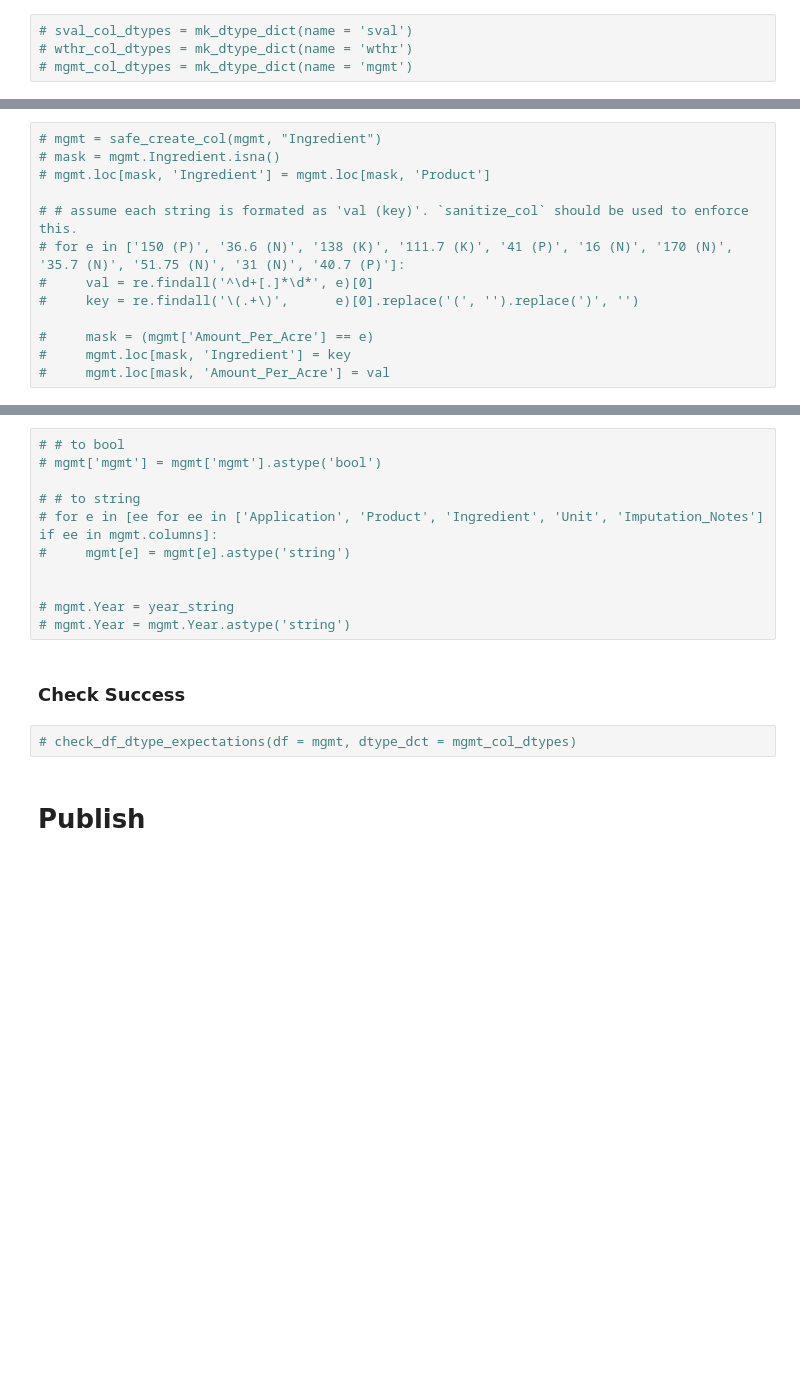
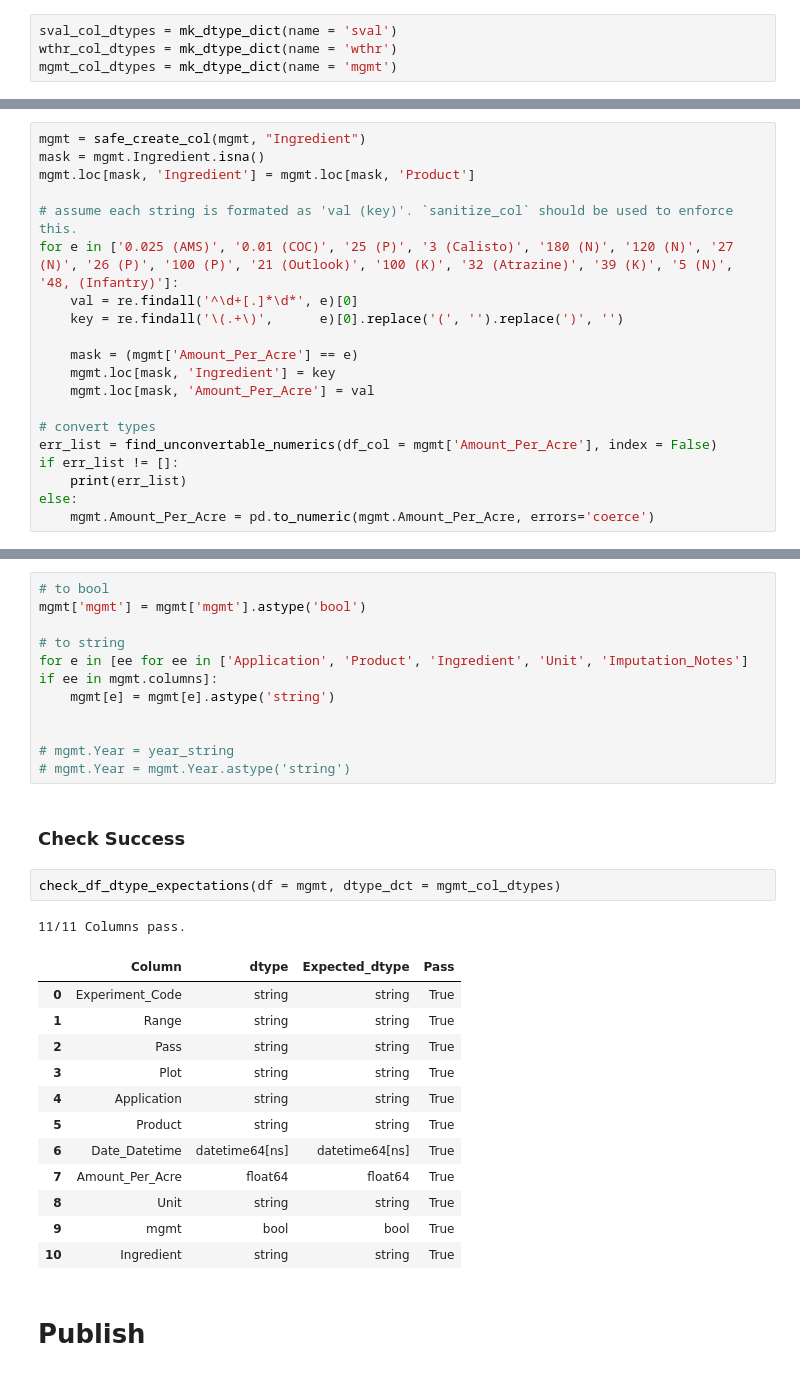
Before and after one commit to danielkick/g2fd, a Jupyter notebook: 02_FreshStart_2018.ipynb, the cells around one changed output, grey strips where cells are left out. Saved outputs shown, nothing was run; the diff lists cells and outputs as text; blank space fills up the shorter version.

```diff
--- a/02_FreshStart_2018.ipynb
+++ b/02_FreshStart_2018.ipynb
@@ -285,9 +264,9 @@ These steps should be completed for each dataframe in turn to minimize the cogni
 ## Sanitization: Column data type expectations
 Note: to handle missing values some columns that would otherwise be ints are floats
 # %%
-# sval_col_dtypes = mk_dtype_dict(name = 'sval')
-# wthr_col_dtypes = mk_dtype_dict(name = 'wthr')
-# mgmt_col_dtypes = mk_dtype_dict(name = 'mgmt')
+sval_col_dtypes = mk_dtype_dict(name = 'sval')
+wthr_col_dtypes = mk_dtype_dict(name = 'wthr')
+mgmt_col_dtypes = mk_dtype_dict(name = 'mgmt')
 # %% [markdown]
 # Sanitization: Alter entries
 # %% [markdown]
@@ -484,13 +483,20 @@ Note: to handle missing values some columns that would otherwise be ints are flo
 # %%
-# mgmt = safe_create_col(mgmt, "Ingredient")
-# mask = mgmt.Ingredient.isna()
-# mgmt.loc[mask, 'Ingredient'] = mgmt.loc[mask, 'Product']
+mgmt = safe_create_col(mgmt, "Ingredient")
+mask = mgmt.Ingredient.isna()
+mgmt.loc[mask, 'Ingredient'] = mgmt.loc[mask, 'Product']
 
-# # assume each string is formated as 'val (key)'. `sanitize_col` should be used to enforce this.
-# for e in ['150 (P)', '36.6 (N)', '138 (K)', '111.7 (K)', '41 (P)', '16 (N)', '170 (N)', '35.7 (N)', '51.75 (N)', '31 (N)', '40.7 (P)']:
-#     val = re.findall('^\d+[.]*\d*', e)[0]
-#     key = re.findall('\(.+\)',      e)[0].replace('(', '').replace(')', '')
+# assume each string is formated as 'val (key)'. `sanitize_col` should be used to enforce this.
+for e in ['0.025 (AMS)', '0.01 (COC)', '25 (P)', '3 (Calisto)', '180 (N)', '120 (N)', '27 (N)', '26 (P)', '100 (P)', '21 (Outlook)', '100 (K)', '32 (Atrazine)', '39 (K)', '5 (N)', '48, (Infantry)']:
+    val = re.findall('^\d+[.]*\d*', e)[0]
+    key = re.findall('\(.+\)',      e)[0].replace('(', '').replace(')', '')
 
-#     mask = (mgmt['Amount_Per_Acre'] == e)
-#     mgmt.loc[mask, 'Ingredient'] = key
-#     mgmt.loc[mask, 'Amount_Per_Acre'] = val
+    mask = (mgmt['Amount_Per_Acre'] == e)
+    mgmt.loc[mask, 'Ingredient'] = key
+    mgmt.loc[mask, 'Amount_Per_Acre'] = val
+
+# convert types
+err_list = find_unconvertable_numerics(df_col = mgmt['Amount_Per_Acre'], index = False)
+if err_list != []:
+    print(err_list)
+else:
+    mgmt.Amount_Per_Acre = pd.to_numeric(mgmt.Amount_Per_Acre, errors='coerce')
@@ -509,12 +508,12 @@ This is to be the cleaned up version of the "Product" column
 # %% [markdown]
 ### Simple Columns
 # %%
-# # to bool
-# mgmt['mgmt'] = mgmt['mgmt'].astype('bool')
+# to bool
+mgmt['mgmt'] = mgmt['mgmt'].astype('bool')
 
-# # to string
-# for e in [ee for ee in ['Application', 'Product', 'Ingredient', 'Unit', 'Imputation_Notes'] if ee in mgmt.columns]:
-#     mgmt[e] = mgmt[e].astype('string')
+# to string
+for e in [ee for ee in ['Application', 'Product', 'Ingredient', 'Unit', 'Imputation_Notes'] if ee in mgmt.columns]:
+    mgmt[e] = mgmt[e].astype('string')
 
 
 # mgmt.Year = year_string
@@ -522,7 +521,21 @@ This is to be the cleaned up version of the "Product" column
 # %% [markdown]
 ### Check Success
 # %%
-# check_df_dtype_expectations(df = mgmt, dtype_dct = mgmt_col_dtypes)
+check_df_dtype_expectations(df = mgmt, dtype_dct = mgmt_col_dtypes)
+# %% [output]
+11/11 Columns pass.
+|  | Column | dtype | Expected_dtype | Pass |
+| 0 | Experiment_Code | string | string | True |
+| 1 | Range | string | string | True |
+| 2 | Pass | string | string | True |
+| 3 | Plot | string | string | True |
+| 4 | Application | string | string | True |
+| 5 | Product | string | string | True |
+| 6 | Date_Datetime | datetime64[ns] | datetime64[ns] | True |
+| 7 | Amount_Per_Acre | float64 | float64 | True |
+| 8 | Unit | string | string | True |
+| 9 | mgmt | bool | bool | True |
+| 10 | Ingredient | string | string | True |
 # %% [markdown]
 # Publish
 # %%
```
Also changed, not shown: parts of 31 cells of this notebook, 6 other files.
